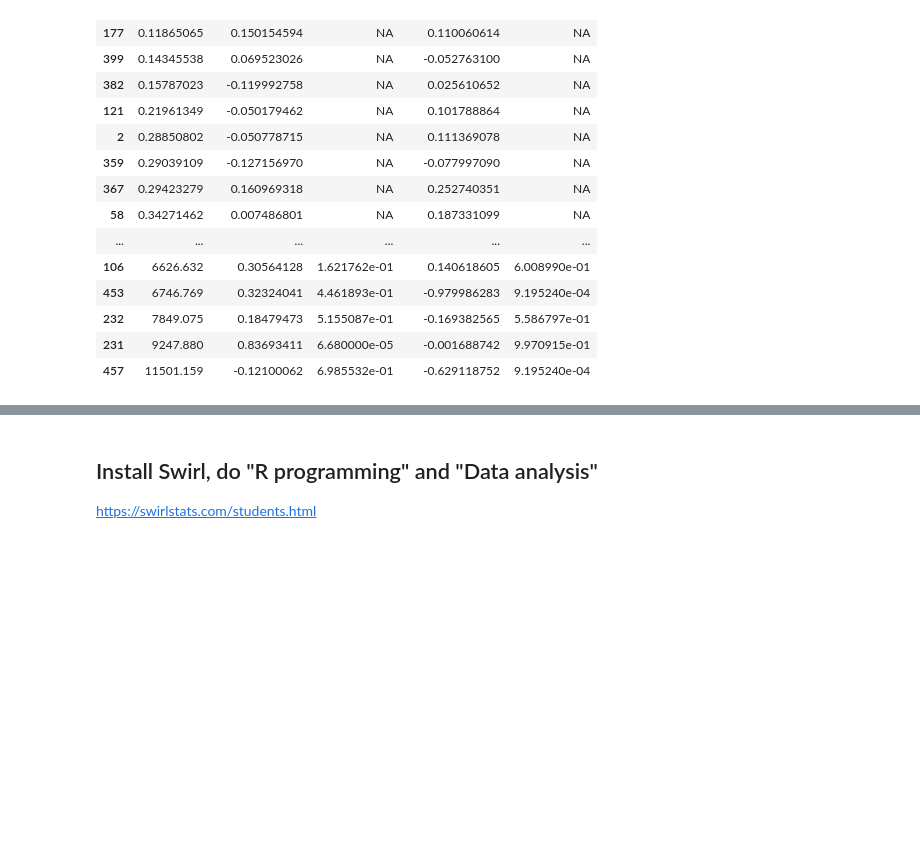
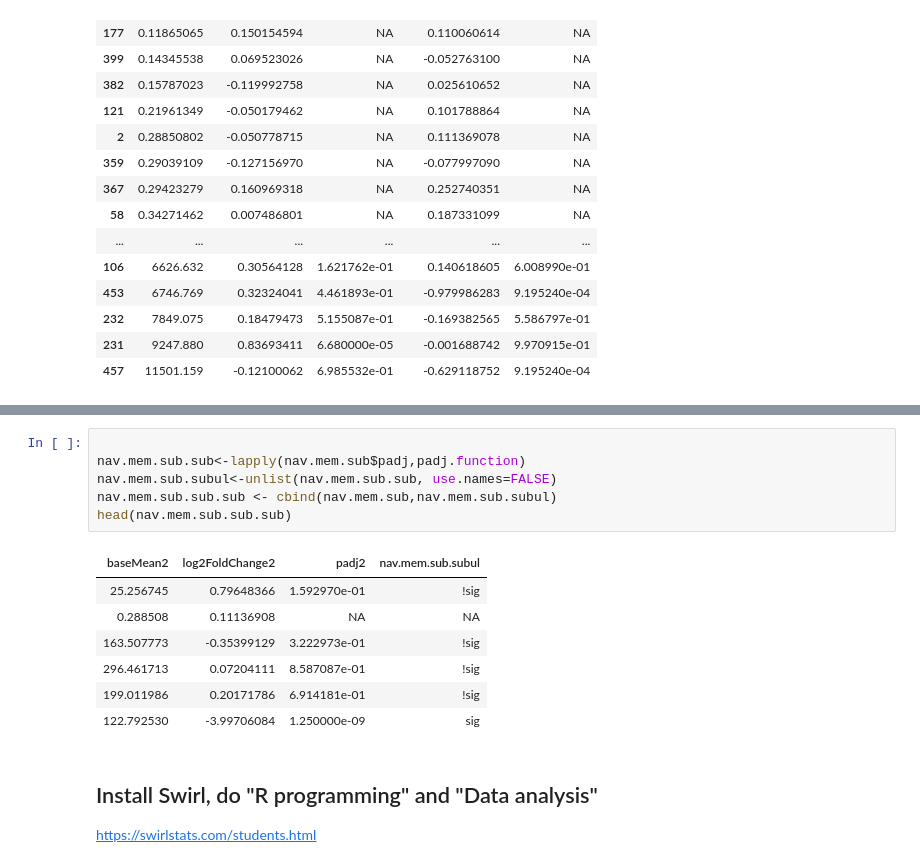
Before and after one commit to turoger/Applied-Bioinformatics-HW, a Jupyter notebook: Unit1-module2-R/R.intro.2.ipynb, the cells around one changed output, grey strips where cells are left out. Drawn from its saved outputs; the diff is of its cells as text; blank space fills up the shorter version.

```diff
--- a/Unit1-module2-R/R.intro.2.ipynb
+++ b/Unit1-module2-R/R.intro.2.ipynb
@@ -682,3 +687,17 @@ nav.d14.sub.sub
+# %%
+
+nav.mem.sub.sub<-lapply(nav.mem.sub$padj,padj.function)
+nav.mem.sub.subul<-unlist(nav.mem.sub.sub, use.names=FALSE)
+nav.mem.sub.sub.sub <- cbind(nav.mem.sub,nav.mem.sub.subul)
+head(nav.mem.sub.sub.sub)
+# %% [output]
+| baseMean2 | log2FoldChange2 | padj2 | nav.mem.sub.subul |
+| 25.256745 | 0.79648366 | 1.592970e-01 | !sig |
+| 0.288508 | 0.11136908 | NA | NA |
+| 163.507773 | -0.35399129 | 3.222973e-01 | !sig |
+| 296.461713 | 0.07204111 | 8.587087e-01 | !sig |
+| 199.011986 | 0.20171786 | 6.914181e-01 | !sig |
+| 122.792530 | -3.99706084 | 1.250000e-09 | sig |
 # %% [markdown]
 ## Install Swirl,  do "R programming" and "Data analysis"
 https://swirlstats.com/students.html
```
Also changed, not shown: parts of 4 cells of this notebook, 2 other files.
